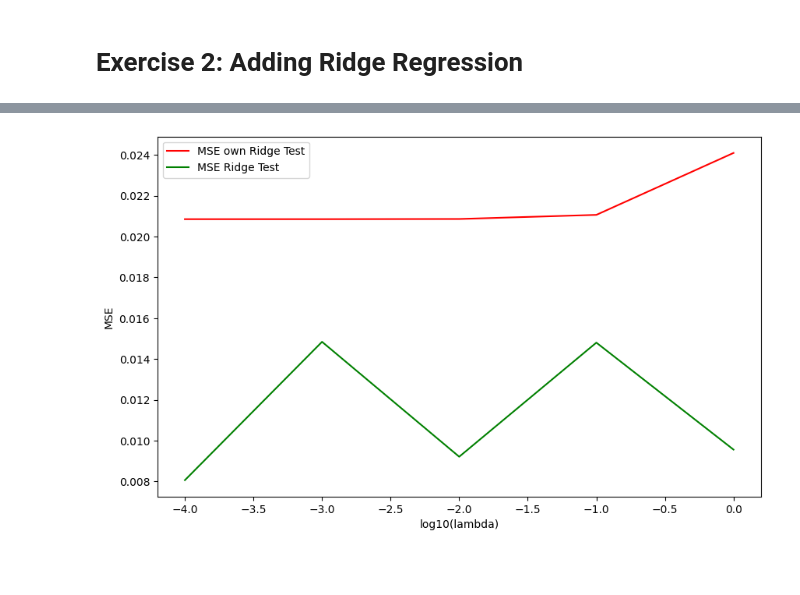
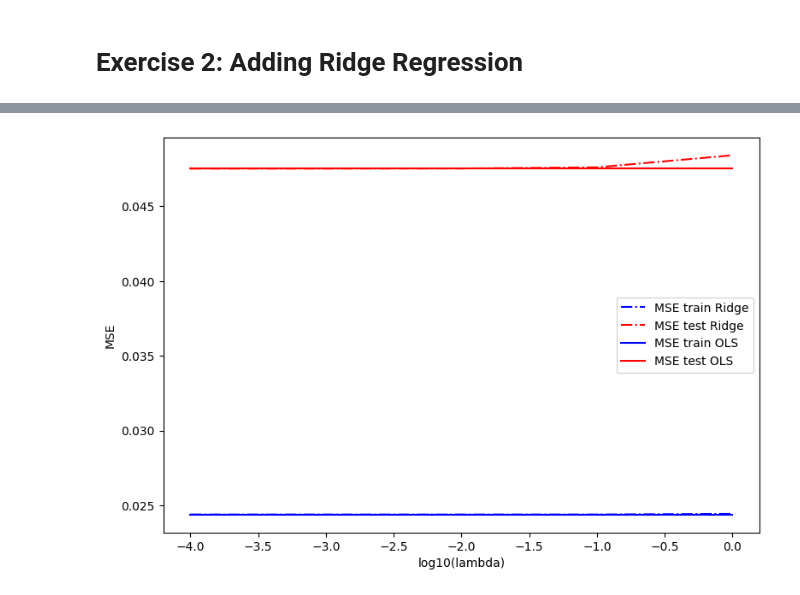
Before and after one commit to Elisaottoboni/Machine-Learning-University-of-Oslo, a Jupyter notebook: week_36/exercises_week_36.ipynb, the cells around one changed output, grey strips where cells are left out. Drawn from its saved outputs; the diff is of its cells as text; code cells hidden in the pictures; blank space fills up the shorter version.

```diff
--- a/week_36/exercises_week_36.ipynb
+++ b/week_36/exercises_week_36.ipynb
@@ -142,4 +204,4 @@ def matrix_creation(n, p):                              # n represents the numbe
     for i in range(len(x)):
         for j in range(p):
             X[i,j] = X[i,j] * (x[i]**j).item()
-    return X
+    return X[:,1:]
@@ -416,12 +329,14 @@ plt.show()
 # %%
-# Now plot the results
-plt.figure(figsize=(10, 6))
-plt.plot(np.log10(lambdas), MSE_test_ridge, 'r', label = 'MSE own Ridge Test')
-plt.plot(np.log10(lambdas), MSE_test_ridge_sk, 'g', label = 'MSE Ridge Test')
+# Difference between training and test MSE with OLS and Ridge
 
+plt.figure(figsize = (9, 6))
+plt.plot(np.log10(lambdas), MSE_train_ridge_5, 'b-.', label = 'MSE train Ridge')
+plt.plot(np.log10(lambdas), MSE_test_ridge_5, 'r-.', label = 'MSE test Ridge')
+plt.plot(np.log10(lambdas), np.ones(5)*MSE_train_ols_5, 'b-', label = 'MSE train OLS')
+plt.plot(np.log10(lambdas), np.ones(5)*MSE_test_ols_5, 'r-', label = 'MSE test OLS')
 plt.xlabel('log10(lambda)')
 plt.ylabel('MSE')
 plt.legend()
 plt.show()
 # %% [output]
-[figure, old version]
+[figure, new version]
```
Also changed, not shown: parts of 29 cells of this notebook.
